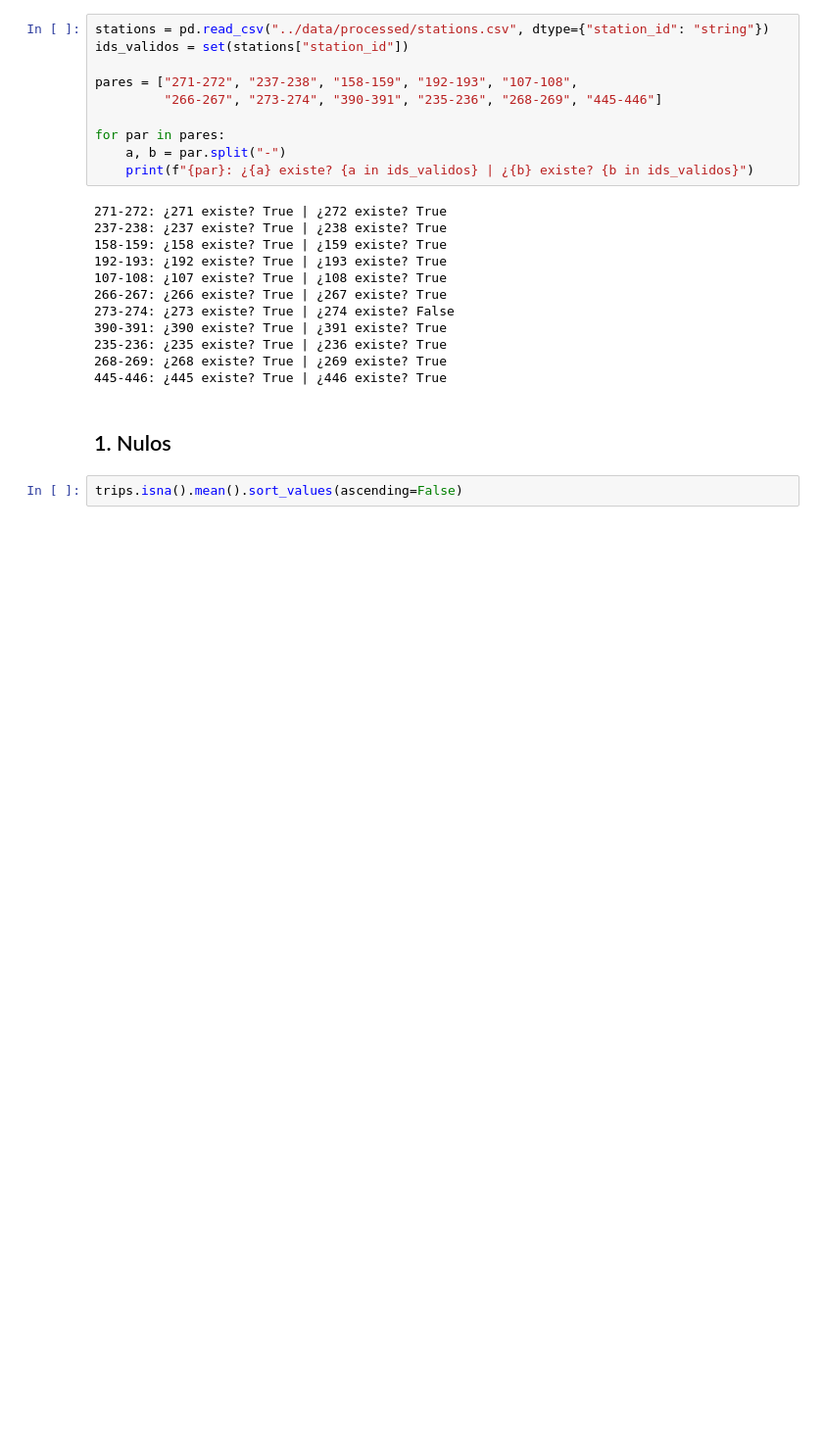
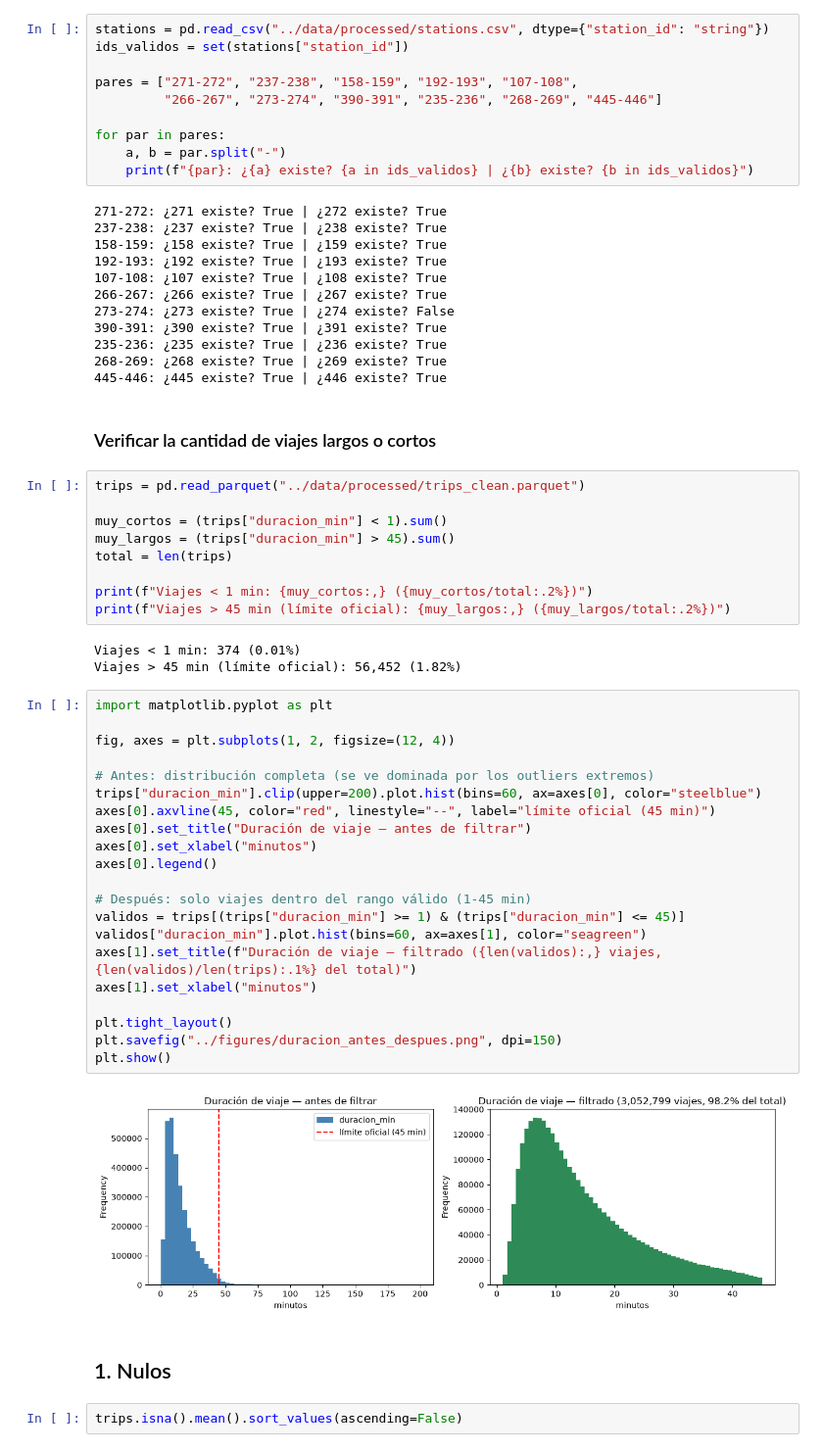
Before and after one commit to taniahdzl/ecobici-demand-forecast, a Jupyter notebook: notebooks/00_template_eda.ipynb, the cells around one changed output. Shown at 98% size. Saved outputs shown, nothing was run; the diff lists cells and outputs as text; blank space fills up the shorter version.

Commit message:
Add figures

```diff
--- a/notebooks/00_template_eda.ipynb
+++ b/notebooks/00_template_eda.ipynb
@@ -61,6 +66,43 @@ for par in pares:
 235-236: ¿235 existe? True | ¿236 existe? True
 268-269: ¿268 existe? True | ¿269 existe? True
 445-446: ¿445 existe? True | ¿446 existe? True
+# %% [markdown]
+### Verificar la cantidad de viajes largos o cortos
+# %%
+trips = pd.read_parquet("../data/processed/trips_clean.parquet")
+
+muy_cortos = (trips["duracion_min"] < 1).sum()
+muy_largos = (trips["duracion_min"] > 45).sum()
+total = len(trips)
+
+print(f"Viajes < 1 min: {muy_cortos:,} ({muy_cortos/total:.2%})")
+print(f"Viajes > 45 min (límite oficial): {muy_largos:,} ({muy_largos/total:.2%})")
+# %% [output]
+Viajes < 1 min: 374 (0.01%)
+Viajes > 45 min (límite oficial): 56,452 (1.82%)
+# %%
+import matplotlib.pyplot as plt
+
+fig, axes = plt.subplots(1, 2, figsize=(12, 4))
+
+# Antes: distribución completa (se ve dominada por los outliers extremos)
+trips["duracion_min"].clip(upper=200).plot.hist(bins=60, ax=axes[0], color="steelblue")
+axes[0].axvline(45, color="red", linestyle="--", label="límite oficial (45 min)")
+axes[0].set_title("Duración de viaje — antes de filtrar")
+axes[0].set_xlabel("minutos")
+axes[0].legend()
+
+# Después: solo viajes dentro del rango válido (1-45 min)
+validos = trips[(trips["duracion_min"] >= 1) & (trips["duracion_min"] <= 45)]
+validos["duracion_min"].plot.hist(bins=60, ax=axes[1], color="seagreen")
+axes[1].set_title(f"Duración de viaje — filtrado ({len(validos):,} viajes, {len(validos)/len(trips):.1%} del total)")
+axes[1].set_xlabel("minutos")
+
+plt.tight_layout()
+plt.savefig("../figures/duracion_antes_despues.png", dpi=150)
+plt.show()
+# %% [output]
+[figure, added]
 # %% [markdown]
 ## 1. Nulos
 # %%
```
Also changed, not shown: parts of 4 cells of this notebook, 6 other files.
